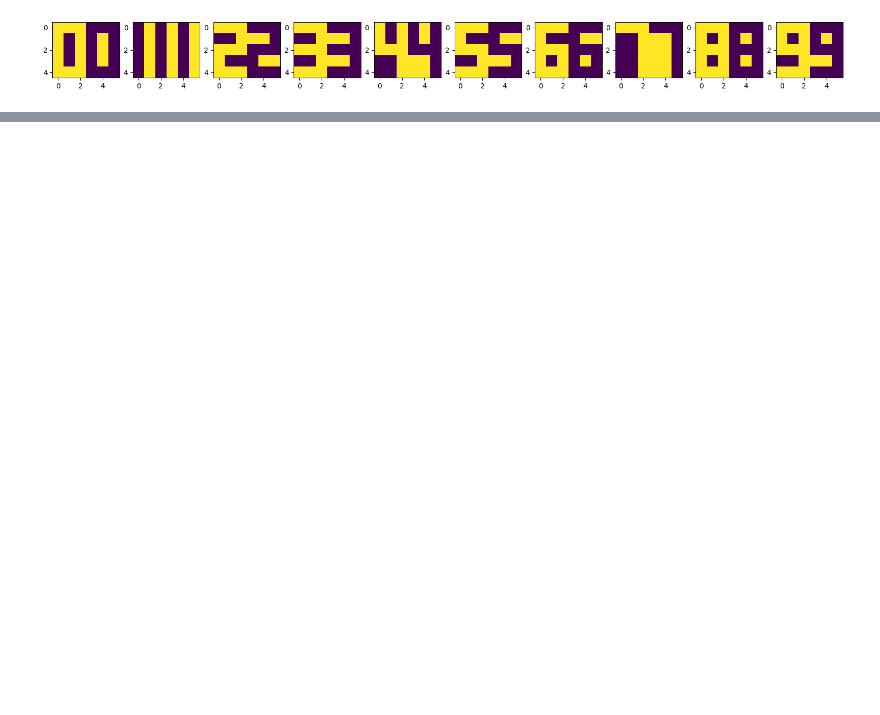
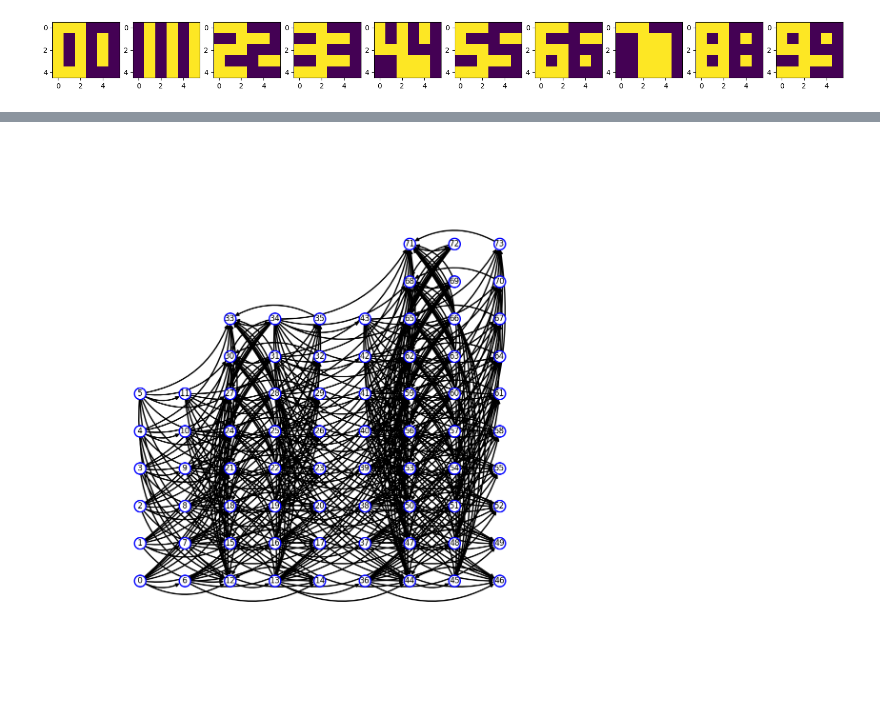
Before and after one commit to IvKormak/spikesim, a Jupyter notebook: old_model.ipynb, the cells around one changed output, grey strips where cells are left out. Cells and saved outputs as stored; diff of their text form; code cells hidden in the pictures; blank space fills up the shorter version.

```diff
--- a/old_model.ipynb
+++ b/old_model.ipynb
@@ -337,3 +417,7 @@ np.concatenate((np.zeros((0,8)), np.random.randint(0, 10, (5,8))))
 1-errors
 # %%
 .7*1*.73*.71*.8*.79*.9*.82*.65*.58
+# %%
+draw_network(net)
+# %% [output]
+[figure, added]
```
Also changed, not shown: parts of 6 cells of this notebook.
